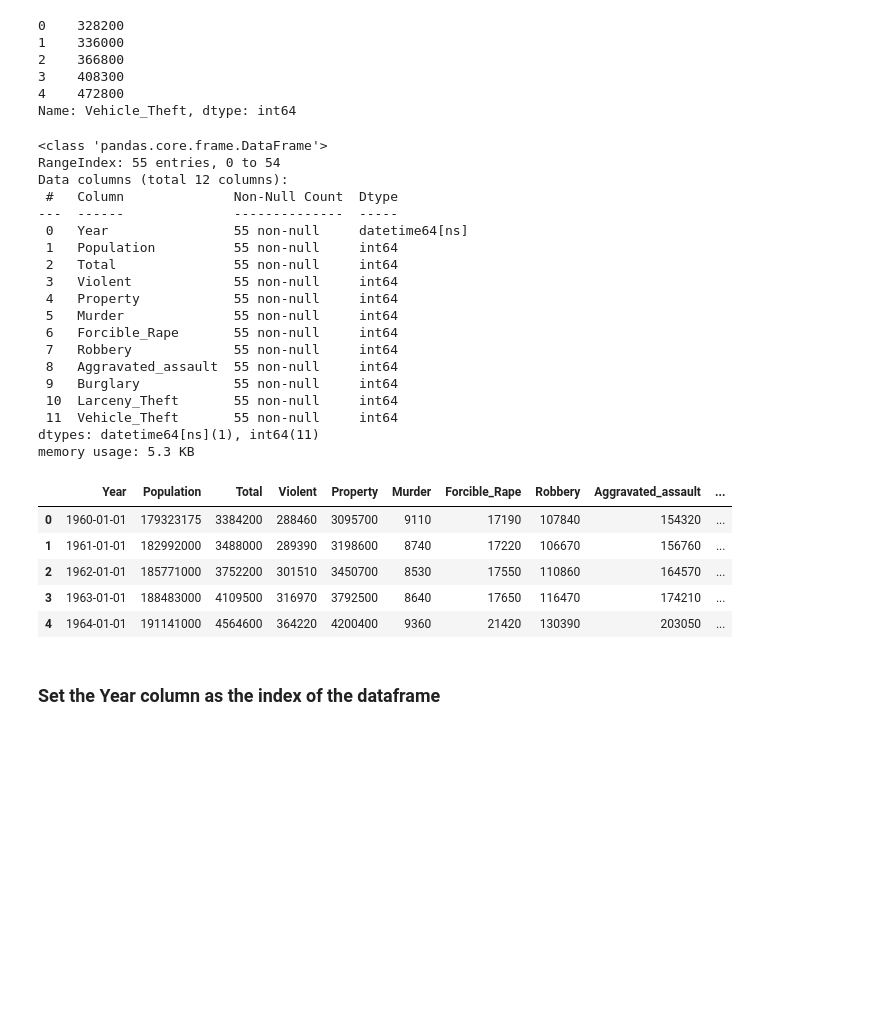
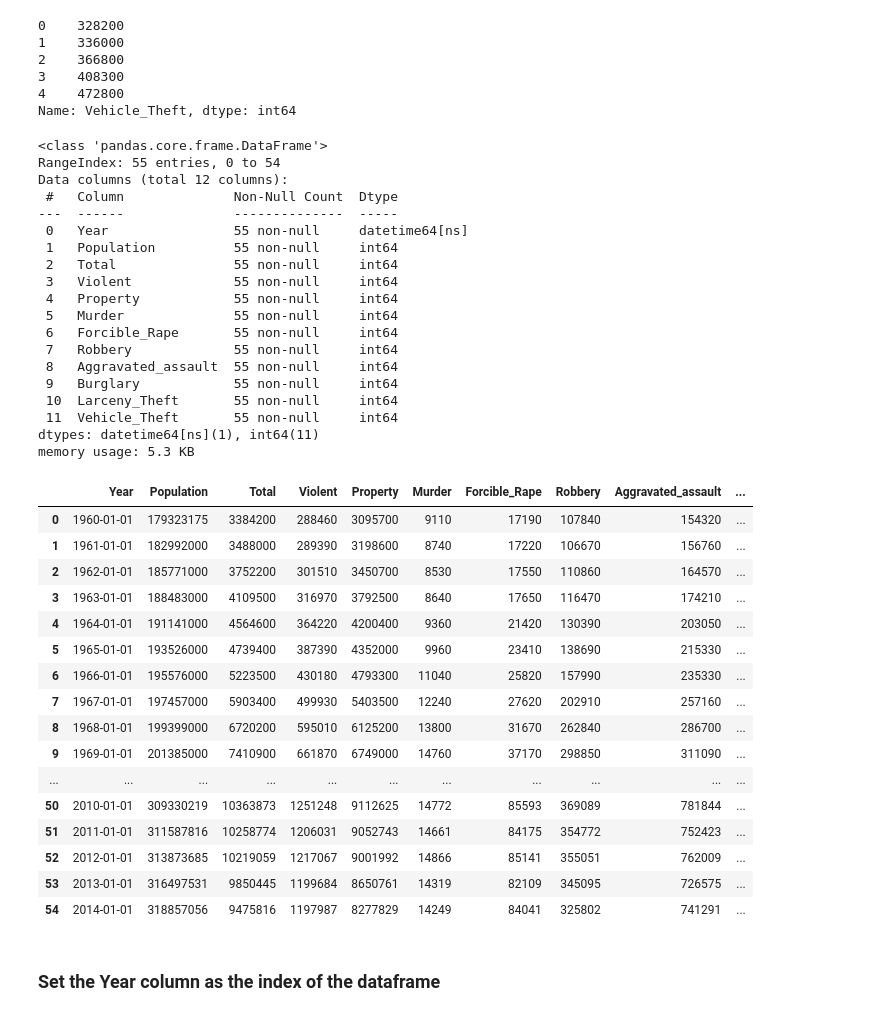
Before and after one commit to shivananda-sonwane/practice-on-daily-basis, a Jupyter notebook: 4. Pandas/in__2.1 Task (exploring and manipulating the datasets).ipynb, the cells around one changed output. Drawn from its saved outputs; the diff is of its cells as text; code cells hidden in the pictures; blank space fills up the shorter version.

```diff
--- a/4. Pandas/in__2.1 Task (exploring and manipulating the datasets).ipynb
+++ b/4. Pandas/in__2.1 Task (exploring and manipulating the datasets).ipynb
@@ -601,33 +604,45 @@ Name: Vehicle_Theft, dtype: int64
 # %%
 crime['Year'] = pd.to_datetime(crime['Year'], format='%Y') #Typecasting
 crime.info()
 crime.head()
+crime
 # %% [output]
 <class 'pandas.core.frame.DataFrame'>
 RangeIndex: 55 entries, 0 to 54
 Data columns (total 12 columns):
  #   Column              Non-Null Count  Dtype
 ---  ------              --------------  -----
  0   Year                55 non-null     datetime64[ns]
  1   Population          55 non-null     int64
  2   Total               55 non-null     int64
  3   Violent             55 non-null     int64
  4   Property            55 non-null     int64
  5   Murder              55 non-null     int64
  6   Forcible_Rape       55 non-null     int64
  7   Robbery             55 non-null     int64
  8   Aggravated_assault  55 non-null     int64
  9   Burglary            55 non-null     int64
  10  Larceny_Theft       55 non-null     int64
  11  Vehicle_Theft       55 non-null     int64
 dtypes: datetime64[ns](1), int64(11)
 memory usage: 5.3 KB
 |  | Year | Population | Total | Violent | Property | Murder | Forcible_Rape | Robbery | Aggravated_assault | ... |
 | 0 | 1960-01-01 | 179323175 | 3384200 | 288460 | 3095700 | 9110 | 17190 | 107840 | 154320 | ... |
 | 1 | 1961-01-01 | 182992000 | 3488000 | 289390 | 3198600 | 8740 | 17220 | 106670 | 156760 | ... |
 | 2 | 1962-01-01 | 185771000 | 3752200 | 301510 | 3450700 | 8530 | 17550 | 110860 | 164570 | ... |
 | 3 | 1963-01-01 | 188483000 | 4109500 | 316970 | 3792500 | 8640 | 17650 | 116470 | 174210 | ... |
 | 4 | 1964-01-01 | 191141000 | 4564600 | 364220 | 4200400 | 9360 | 21420 | 130390 | 203050 | ... |
+| 5 | 1965-01-01 | 193526000 | 4739400 | 387390 | 4352000 | 9960 | 23410 | 138690 | 215330 | ... |
+| 6 | 1966-01-01 | 195576000 | 5223500 | 430180 | 4793300 | 11040 | 25820 | 157990 | 235330 | ... |
+| 7 | 1967-01-01 | 197457000 | 5903400 | 499930 | 5403500 | 12240 | 27620 | 202910 | 257160 | ... |
+| 8 | 1968-01-01 | 199399000 | 6720200 | 595010 | 6125200 | 13800 | 31670 | 262840 | 286700 | ... |
+| 9 | 1969-01-01 | 201385000 | 7410900 | 661870 | 6749000 | 14760 | 37170 | 298850 | 311090 | ... |
+| ... | ... | ... | ... | ... | ... | ... | ... | ... | ... | ... |
+| 50 | 2010-01-01 | 309330219 | 10363873 | 1251248 | 9112625 | 14772 | 85593 | 369089 | 781844 | ... |
+| 51 | 2011-01-01 | 311587816 | 10258774 | 1206031 | 9052743 | 14661 | 84175 | 354772 | 752423 | ... |
+| 52 | 2012-01-01 | 313873685 | 10219059 | 1217067 | 9001992 | 14866 | 85141 | 355051 | 762009 | ... |
+| 53 | 2013-01-01 | 316497531 | 9850445 | 1199684 | 8650761 | 14319 | 82109 | 345095 | 726575 | ... |
+| 54 | 2014-01-01 | 318857056 | 9475816 | 1197987 | 8277829 | 14249 | 84041 | 325802 | 741291 | ... |
 # %% [markdown]
 ### Set the Year column as the index of the dataframe
 # %%
```
Also changed, not shown: parts of 12 cells of this notebook.
